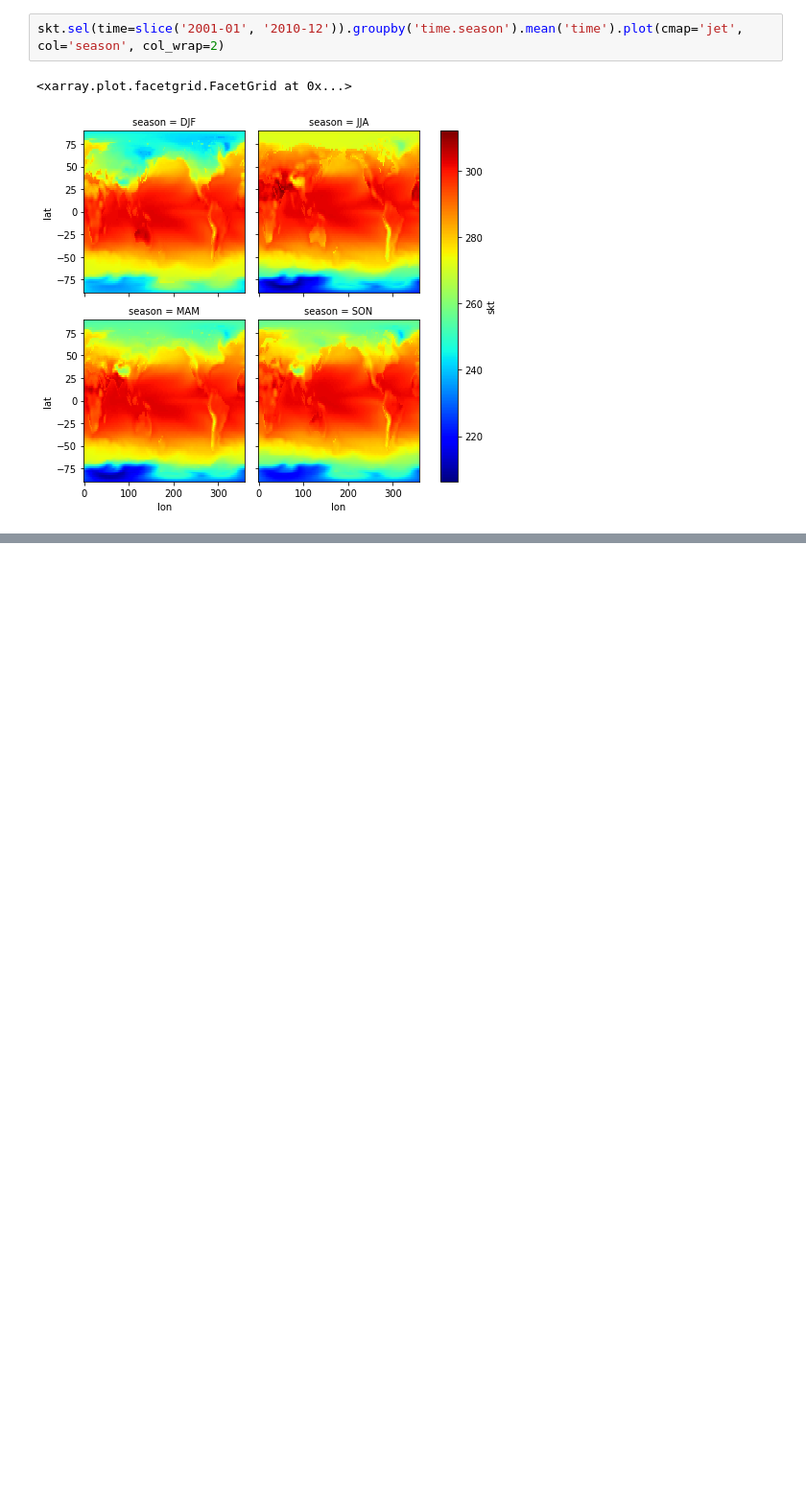
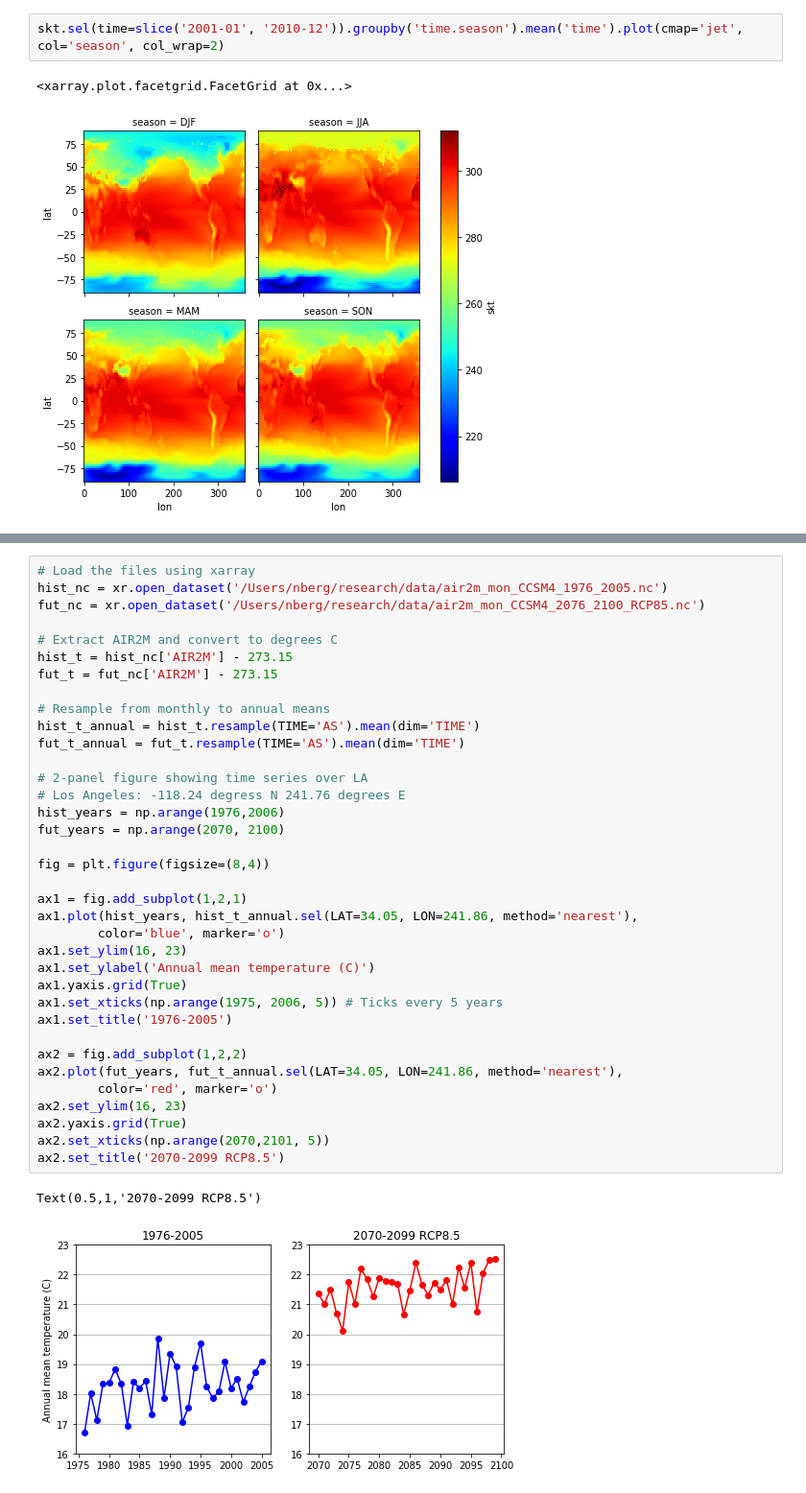
Before and after one commit to neil-berg/AOS51, a Jupyter notebook: AOS51_Fall_2018_#3_KEY.ipynb, the cells around one changed output, grey strips where cells are left out. Shown: that part at 96% size. Cells and saved outputs as stored; diff of their text form; blank space fills up the shorter version.

```diff
--- a/AOS51_Fall_2018_#3_KEY.ipynb
+++ b/AOS51_Fall_2018_#3_KEY.ipynb
@@ -627,0 +664,39 @@ skt.sel(time=slice('2001-01', '2010-12')).groupby('time.season').mean('time').pl
+# %%
+# Load the files using xarray
+hist_nc = xr.open_dataset('/Users/nberg/research/data/air2m_mon_CCSM4_1976_2005.nc')
+fut_nc = xr.open_dataset('/Users/nberg/research/data/air2m_mon_CCSM4_2076_2100_RCP85.nc')
+
+# Extract AIR2M and convert to degrees C
+hist_t = hist_nc['AIR2M'] - 273.15
+fut_t = fut_nc['AIR2M'] - 273.15
+
+# Resample from monthly to annual means
+hist_t_annual = hist_t.resample(TIME='AS').mean(dim='TIME')
+fut_t_annual = fut_t.resample(TIME='AS').mean(dim='TIME')
+
+# 2-panel figure showing time series over LA
+# Los Angeles: -118.24 degress N 241.76 degrees E
+hist_years = np.arange(1976,2006)
+fut_years = np.arange(2070, 2100)
+
+fig = plt.figure(figsize=(8,4))
+
+ax1 = fig.add_subplot(1,2,1)
+ax1.plot(hist_years, hist_t_annual.sel(LAT=34.05, LON=241.86, method='nearest'),
+        color='blue', marker='o')
+ax1.set_ylim(16, 23)
+ax1.set_ylabel('Annual mean temperature (C)')
+ax1.yaxis.grid(True)
+ax1.set_xticks(np.arange(1975, 2006, 5)) # Ticks every 5 years
+ax1.set_title('1976-2005')
+
+ax2 = fig.add_subplot(1,2,2)
+ax2.plot(fut_years, fut_t_annual.sel(LAT=34.05, LON=241.86, method='nearest'),
+        color='red', marker='o')
+ax2.set_ylim(16, 23)
+ax2.yaxis.grid(True)
+ax2.set_xticks(np.arange(2070,2101, 5))
+ax2.set_title('2070-2099 RCP8.5')
+# %% [output]
+Text(0.5,1,'2070-2099 RCP8.5')
+[figure, added]
```
Also changed, not shown: parts of 8 cells of this notebook.
